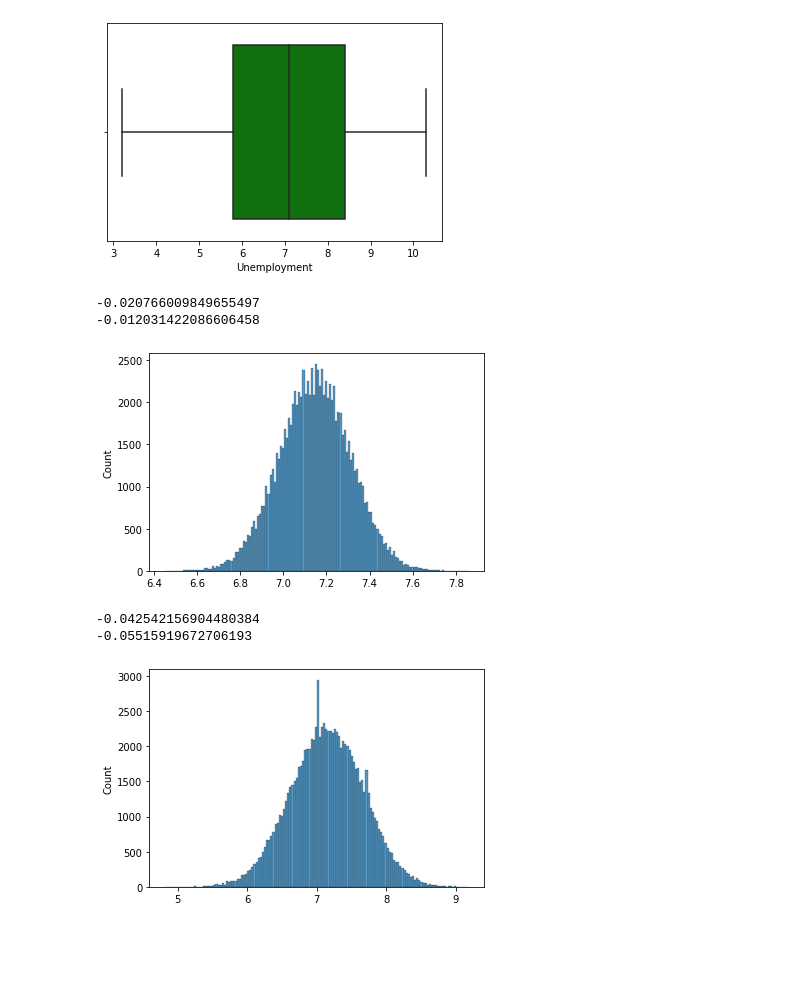
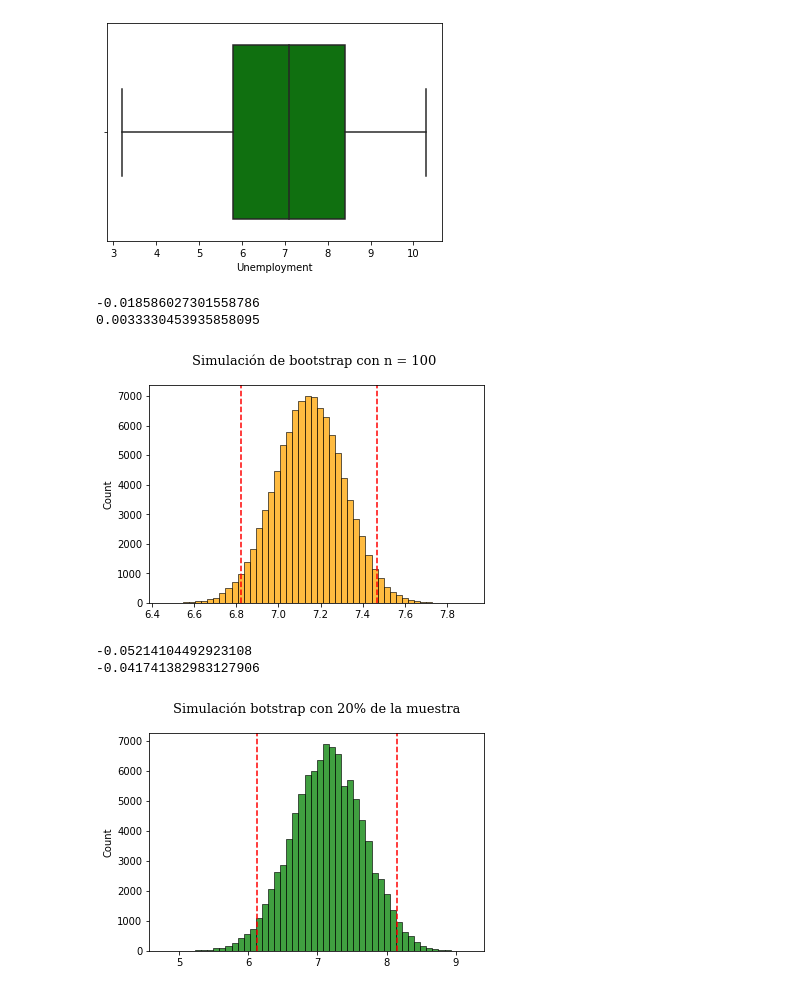
Before and after one commit to LIZZETHGOMEZ/BEDU-Santander, a Jupyter notebook: Analisis de Datos con Python/Sesion_5.ipynb, the cells around one changed output. Drawn from its saved outputs; the diff is of its cells as text; code cells hidden in the pictures; blank space fills up the shorter version.

```diff
--- a/Analisis de Datos con Python/Sesion_5.ipynb
+++ b/Analisis de Datos con Python/Sesion_5.ipynb
@@ -106,21 +106,29 @@ sns.boxplot(x = data['Unemployment'], color = 'green');
 # %%
 #Simulación de nuevas muestras a partir de las que tenemos
 medias = []
 
 for i in range(100_000): # el guin bajo solo es de referencia, no se lee
   muestra = data['Unemployment'].sample(n = 100, replace = True)
   medias.append(muestra.mean())
 
 # Graficamos nuestra simulacion
 medias_serie = pd.Series(medias)
-sns.histplot(medias_serie);
+sns.histplot(medias_serie, bins = 50, color = 'orange');
+plt.title('Simulación de bootstrap con n = 100 \n', size = 13, family = 'serif' )
+
+# Le metemos los intervalos de confianza
+limite_inferior = medias_serie.quantile(0.025)
+limite_superior = medias_serie.quantile(0.975)
+
+plt.axvline(limite_inferior, color = 'red', linestyle = '--');
+plt.axvline(limite_superior, color = 'red', linestyle = '--');
 
 print(medias_serie.skew())
 print(medias_serie.kurtosis())
 # %% [output]
--0.020766009849655497
--0.012031422086606458
+-0.018586027301558786
+0.0033330453935858095
-[figure, old version]
+[figure, new version]
 # %%
 # Con 20%
 medias = []
@@ -131,14 +139,22 @@ for i in range(100_000): # el guin bajo solo es de referencia, no se lee
 
 # Graficamos nuestra simulacion
 medias_serie = pd.Series(medias)
-sns.histplot(medias_serie);
+sns.histplot(medias_serie, bins = 50, color = 'Green');
+plt.title('Simulación botstrap con 20% de la muestra\n', size = 13, family = 'serif');
+
+# Le metemos los intervalos de confianza
+limite_inferior = medias_serie.quantile(0.025)
+limite_superior = medias_serie.quantile(0.975)
+
+plt.axvline(limite_inferior, color = 'red', linestyle = '--');
+plt.axvline(limite_superior, color = 'red', linestyle = '--');
 
 print(medias_serie.skew())
 print(medias_serie.kurtosis())
 # %% [output]
--0.042542156904480384
--0.05515919672706193
+-0.05214104492923108
+-0.041741382983127906
-[figure, old version]
+[figure, new version]
 # %%
 # Con 90% de la muestra
 medias = []
```
Also changed, not shown: parts of 21 cells of this notebook.
